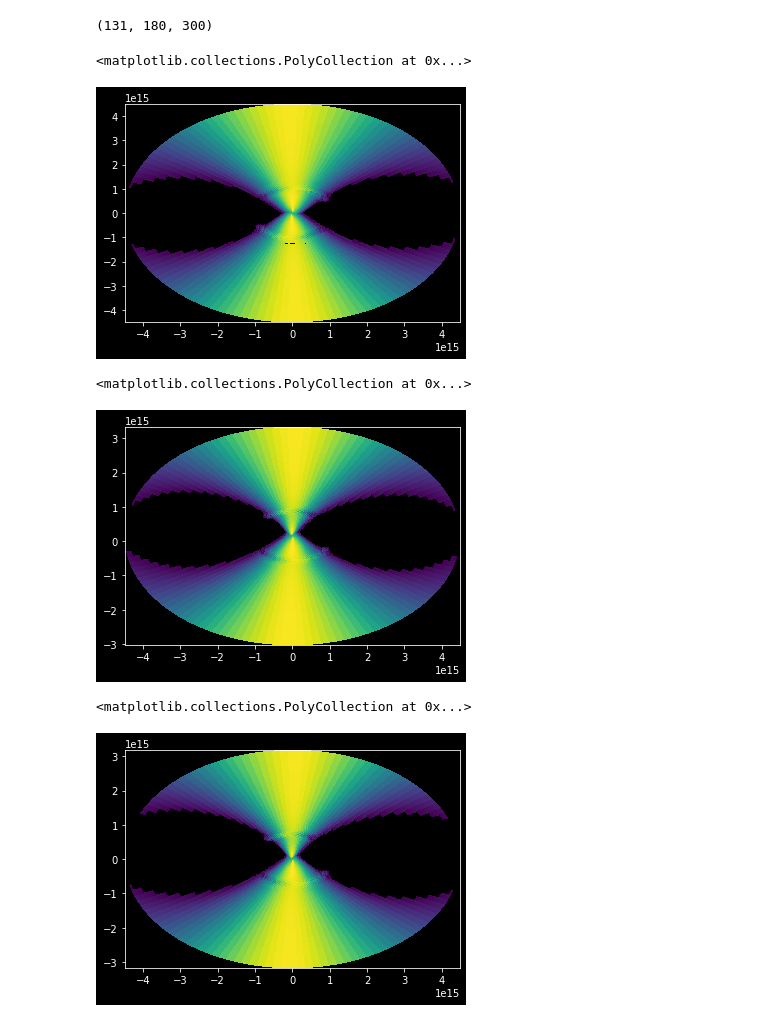
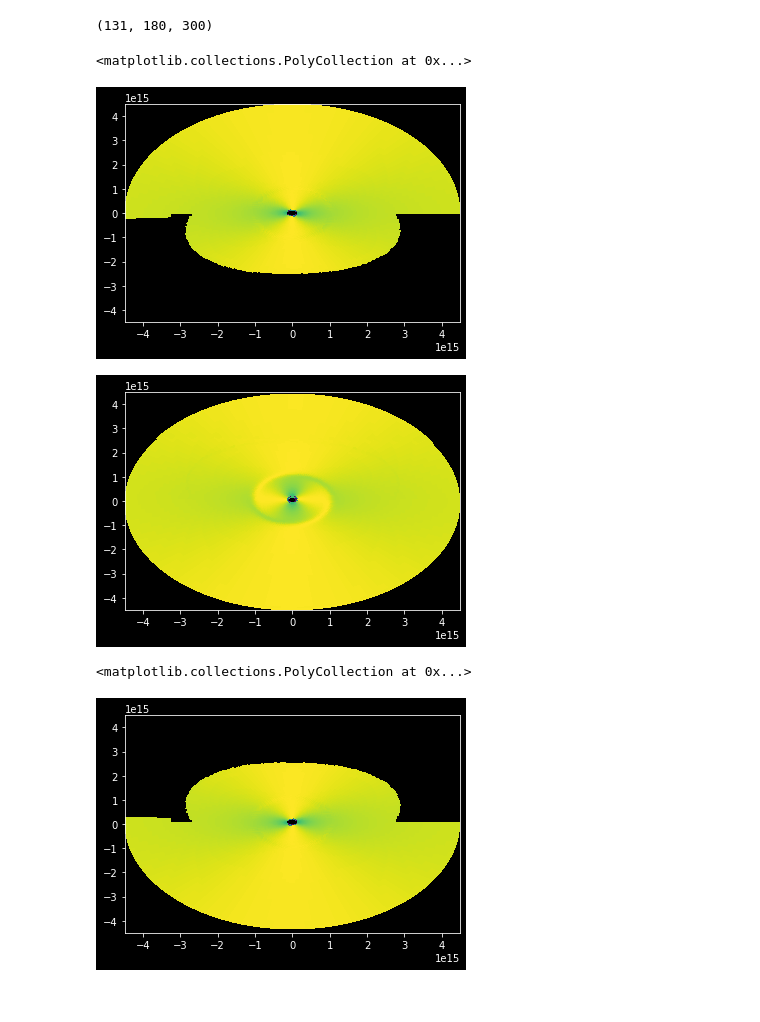
Before and after one commit to theochawla/49ceti_warpmodel, a Jupyter notebook: Warp/warp_edgeon_troubleshoot/gas_model_troubleshoot.ipynb, the cells around one changed output. Cells and saved outputs as stored; diff of their text form; code cells hidden in the pictures.

```diff
--- a/Warp/warp_edgeon_troubleshoot/gas_model_troubleshoot.ipynb
+++ b/Warp/warp_edgeon_troubleshoot/gas_model_troubleshoot.ipynb
@@ -7,7 +7,7 @@ from astropy import constants as const
 from scipy.integrate import cumtrapz,trapz
 # %%
 plt.style.use('dark_background')
-inc = 45
+inc = 10
 
 w_inc = 0
 pa = 90
@@ -213,17 +213,20 @@ tau_dust.shape
 plt.pcolor(x.X[:,:,0], x.Y[:,:,150], np.log10(Inu))
 # %% [output]
 <matplotlib.collections.PolyCollection at 0x...>
-[figure, old version]
+[figure, new version]
 # %%
-plt.pcolor(x.X_unwarp[:,:,150], x.tY_unwarp[:,:,199], np.log10(Inuz[:,:,199]))
+plt.pcolor(x.X_unwarp[:,:,1], x.tY_unwarp[:,:,1], np.log10(Inuz[:,:,1]))
+plt.pcolor(x.X_unwarp[:,:,150], x.tY_unwarp[:,:,150], np.log10(Inuz[:,:,150]))
+plt.pcolor(x.X_unwarp[:,:,-20], x.tY_unwarp[:,:,-20], np.log10(Inuz[:,:,-20]))
+plt.show()
 # %% [output]
-<matplotlib.collections.PolyCollection at 0x...>
-[figure, old version]
+[figure, new version]
 # %%
-plt.pcolor(x.X[:,:,150], x.tY[:,:,150], np.log10(tau_dust[:,:,199]))
+plt.pcolor(x.X[:,:,0], x.tY[:,:,0], np.log10(tau_dust[:,:,0]))
+plt.pcolor(x.X[:,:,-1], x.tY[:,:,-1], np.log10(tau_dust[:,:,-1]))
 # %% [output]
 <matplotlib.collections.PolyCollection at 0x...>
-[figure, old version]
+[figure, new version]
 # %%
 nowarp = original.Disk(Tmid0=14, sigbound=[1e-3,np.inf],zmax=30, McoG=1e-4, Aout=300.,incl=inc)
 # %% [output]
```
Also changed, not shown: parts of 4 cells of this notebook, 3 other files.
